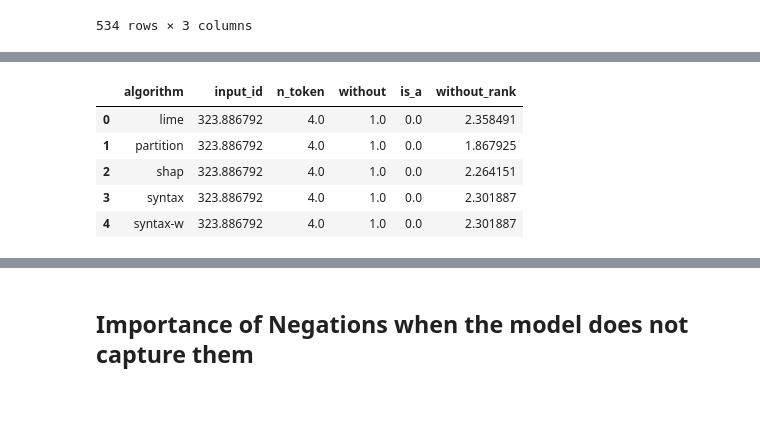
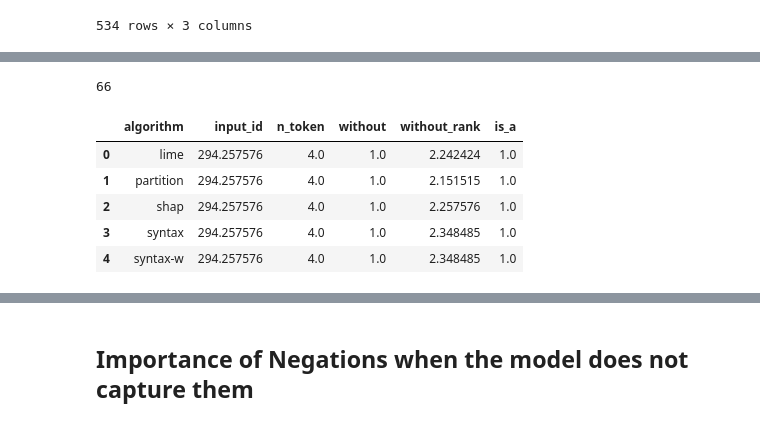
Before and after one commit to k-amara/syntax-shap, a Jupyter notebook: notebooks/Semantic_Analysis.ipynb, the cells around one changed output, grey strips where cells are left out. Drawn from its saved outputs; the diff is of its cells as text; code cells hidden in the pictures.

```diff
--- a/notebooks/Semantic_Analysis.ipynb
+++ b/notebooks/Semantic_Analysis.ipynb
@@ -78,7 +78,7 @@ df_explanation
 # %% [markdown]
 ## Without and the uninteresting predictions "a" and "the"...
 # %%
-df_explanation['without'] = df_explanation['input'].apply(lambda x: x.endswith('without'))
+df_explanation['without'] = df_explanation['input'].apply(lambda x: x.endswith('without') or x.endswith('with'))
 df_without = df_explanation[df_explanation['without']==True]
 # %%
 df_without
@@ -115,11 +115,3 @@ df_str
 | 532 | 532 | A person does not have | to |
 | 533 | 533 | A person has | no |
 534 rows × 3 columns
-# %%
-df_w = pd.merge(df_without, df_str, on=['input', 'input_id'])
-
-def is_a(x):
-    return x=='a' or x=='the'
-
-df_w['is_a'] = df_w['y'].apply(lambda x: is_a(x))
-df_a = df_w[df_w['is_a']==True]
@@ -126,5 +120,5 @@ df_a = df_w[df_w['is_a']==True]
 # %%
 df_w['tokens'] = df_w['input'].apply(lambda x: x.split())
-df_w['without_pos'] = df_w['tokens'].apply(lambda x: [i for i, j in enumerate(x) if j=='without'])
+df_w['without_pos'] = df_w['tokens'].apply(lambda x: [i for i, j in enumerate(x) if j in ['without', 'with']])
 # %%
 df_w['without_rank']= df_w.apply(lambda x: np.where(np.flip(np.argsort(x['explanation']))==x['without_pos'])[0].item()+1, axis=1)
@@ -130,0 +141,7 @@ df_w['without_rank']= df_w.apply(lambda x: np.where(np.flip(np.argsort(x['explan
+# %%
+def is_a(x):
+    return 'a'in x.split() or 'the' in x.split()
+
+df_w['is_a'] = df_w['y'].apply(lambda x: is_a(str(x)))
+df_a = df_w[df_w['is_a']==True]
+df_a
@@ -131,9 +162,13 @@ df_w['without_rank']= df_w.apply(lambda x: np.where(np.flip(np.argsort(x['explan
+# %%
+df_a['input_id'].nunique()
+# %% [output]
+66
 # %%
-df_w.groupby(['algorithm']).mean().reset_index()
+df_a.groupby(['algorithm']).mean().reset_index()
 # %% [output]
-|  | algorithm | input_id | n_token | without | is_a | without_rank |
-| 0 | lime | 323.886792 | 4.0 | 1.0 | 0.0 | 2.358491 |
-| 1 | partition | 323.886792 | 4.0 | 1.0 | 0.0 | 1.867925 |
-| 2 | shap | 323.886792 | 4.0 | 1.0 | 0.0 | 2.264151 |
-| 3 | syntax | 323.886792 | 4.0 | 1.0 | 0.0 | 2.301887 |
-| 4 | syntax-w | 323.886792 | 4.0 | 1.0 | 0.0 | 2.301887 |
+|  | algorithm | input_id | n_token | without | without_rank | is_a |
+| 0 | lime | 294.257576 | 4.0 | 1.0 | 2.242424 | 1.0 |
+| 1 | partition | 294.257576 | 4.0 | 1.0 | 2.151515 | 1.0 |
+| 2 | shap | 294.257576 | 4.0 | 1.0 | 2.257576 | 1.0 |
+| 3 | syntax | 294.257576 | 4.0 | 1.0 | 2.348485 | 1.0 |
+| 4 | syntax-w | 294.257576 | 4.0 | 1.0 | 2.348485 | 1.0 |
```
Also changed, not shown: parts of 14 cells of this notebook, 2 other files.
